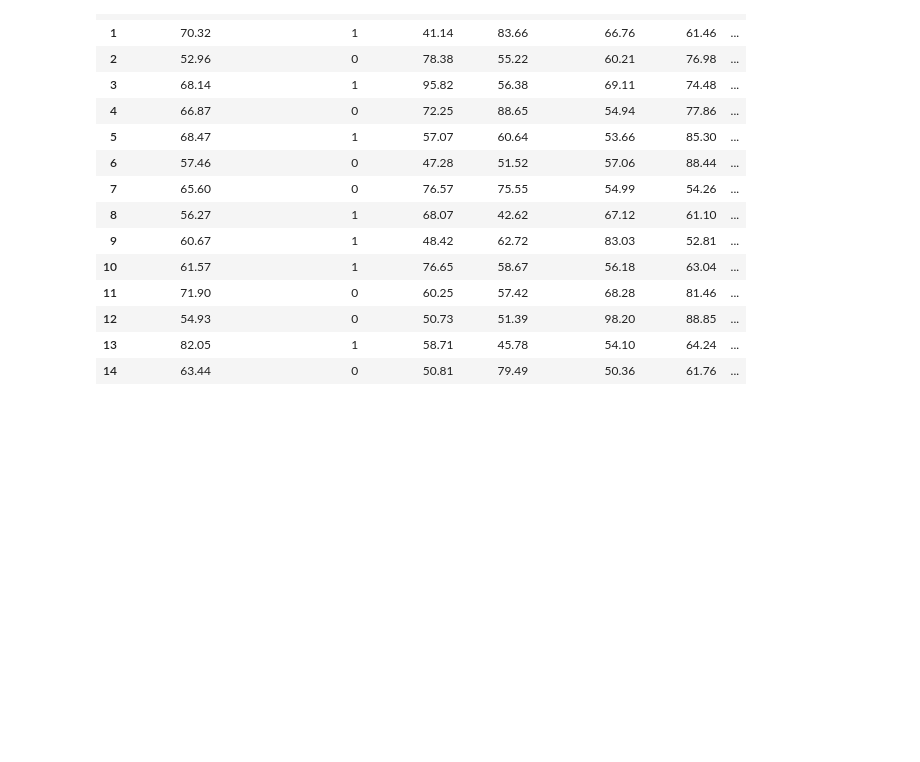
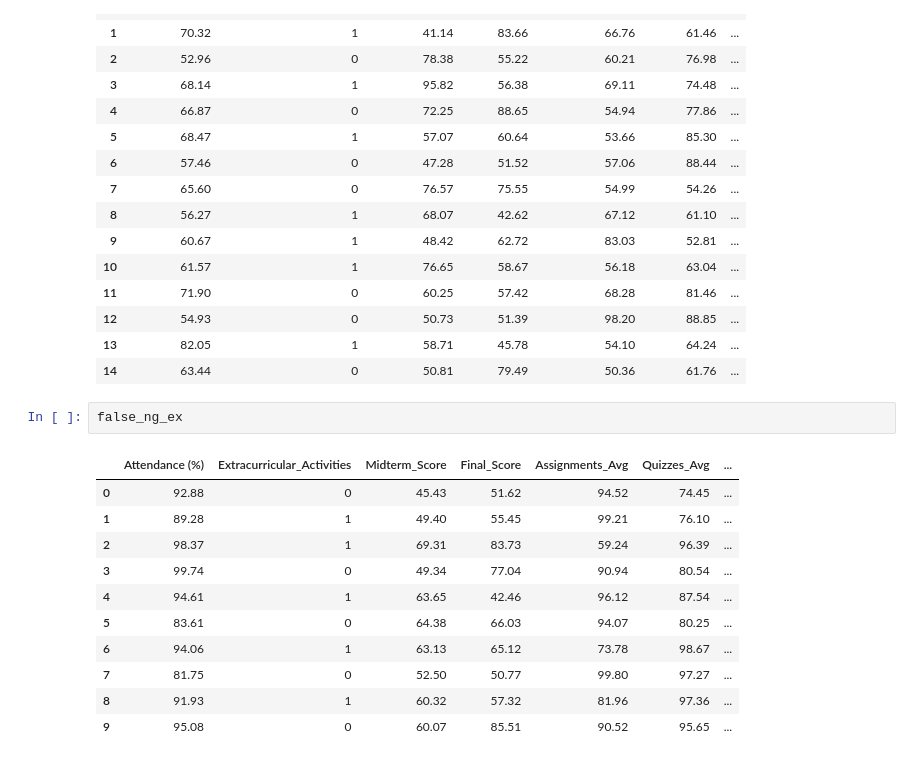
Before and after one commit to tylergarf/CSC396_Course_Coach, a Jupyter notebook: Correltion_Testing.ipynb, the cells around one changed output. Drawn from its saved outputs; the diff is of its cells as text; blank space fills up the shorter version.

```diff
--- a/Correltion_Testing.ipynb
+++ b/Correltion_Testing.ipynb
@@ -343,3 +370,17 @@ false_pos_ex
 | 12 | 54.93 | 0 | 50.73 | 51.39 | 98.20 | 88.85 | ... |
 | 13 | 82.05 | 1 | 58.71 | 45.78 | 54.10 | 64.24 | ... |
 | 14 | 63.44 | 0 | 50.81 | 79.49 | 50.36 | 61.76 | ... |
+# %%
+false_ng_ex
+# %% [output]
+|  | Attendance (%) | Extracurricular_Activities | Midterm_Score | Final_Score | Assignments_Avg | Quizzes_Avg | ... |
+| 0 | 92.88 | 0 | 45.43 | 51.62 | 94.52 | 74.45 | ... |
+| 1 | 89.28 | 1 | 49.40 | 55.45 | 99.21 | 76.10 | ... |
+| 2 | 98.37 | 1 | 69.31 | 83.73 | 59.24 | 96.39 | ... |
+| 3 | 99.74 | 0 | 49.34 | 77.04 | 90.94 | 80.54 | ... |
+| 4 | 94.61 | 1 | 63.65 | 42.46 | 96.12 | 87.54 | ... |
+| 5 | 83.61 | 0 | 64.38 | 66.03 | 94.07 | 80.25 | ... |
+| 6 | 94.06 | 1 | 63.13 | 65.12 | 73.78 | 98.67 | ... |
+| 7 | 81.75 | 0 | 52.50 | 50.77 | 99.80 | 97.27 | ... |
+| 8 | 91.93 | 1 | 60.32 | 57.32 | 81.96 | 97.36 | ... |
+| 9 | 95.08 | 0 | 60.07 | 85.51 | 90.52 | 95.65 | ... |
```
Also changed, not shown: parts of 4 cells of this notebook, 1 other file.
